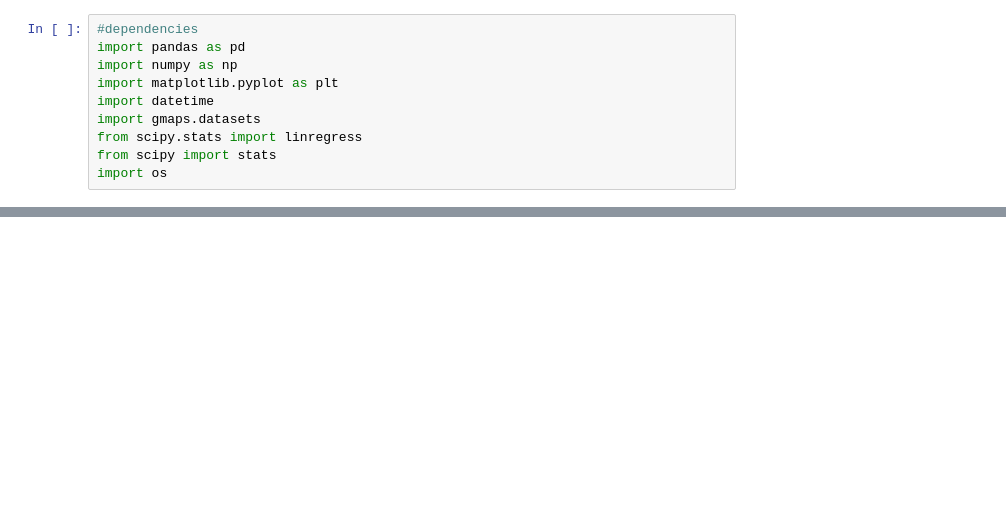
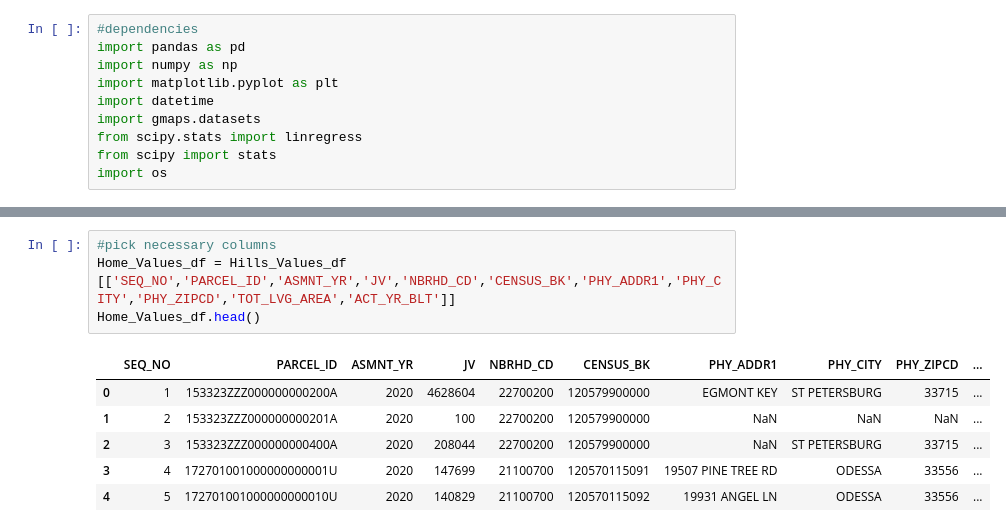
Before and after one commit to gregb23/Project1_Group4, a Jupyter notebook: SA/Codes/all_data_Viz.ipynb, the cells around one changed output, grey strips where cells are left out. Drawn from its saved outputs; the diff is of its cells as text; blank space fills up the shorter version.

```diff
--- a/SA/Codes/all_data_Viz.ipynb
+++ b/SA/Codes/all_data_Viz.ipynb
@@ -35,0 +28,11 @@ home_value_19.head()
+# %%
+#pick necessary columns
+Home_Values_df = Hills_Values_df [['SEQ_NO','PARCEL_ID','ASMNT_YR','JV','NBRHD_CD','CENSUS_BK','PHY_ADDR1','PHY_CITY','PHY_ZIPCD','TOT_LVG_AREA','ACT_YR_BLT']]
+Home_Values_df.head()
+# %% [output]
+|  | SEQ_NO | PARCEL_ID | ASMNT_YR | JV | NBRHD_CD | CENSUS_BK | PHY_ADDR1 | PHY_CITY | PHY_ZIPCD | ... |
+| 0 | 1 | 153323ZZZ000000000200A | 2020 | 4628604 | 22700200 | 120579900000 | EGMONT KEY | ST PETERSBURG | 33715 | ... |
+| 1 | 2 | 153323ZZZ000000000201A | 2020 | 100 | 22700200 | 120579900000 | NaN | NaN | NaN | ... |
+| 2 | 3 | 153323ZZZ000000000400A | 2020 | 208044 | 22700200 | 120579900000 | NaN | ST PETERSBURG | 33715 | ... |
+| 3 | 4 | 172701001000000000001U | 2020 | 147699 | 21100700 | 120570115091 | 19507 PINE TREE RD | ODESSA | 33556 | ... |
+| 4 | 5 | 172701001000000000010U | 2020 | 140829 | 21100700 | 120570115092 | 19931 ANGEL LN | ODESSA | 33556 | ... |
```
Also changed, not shown: parts of 13 cells of this notebook, 4 other files.
